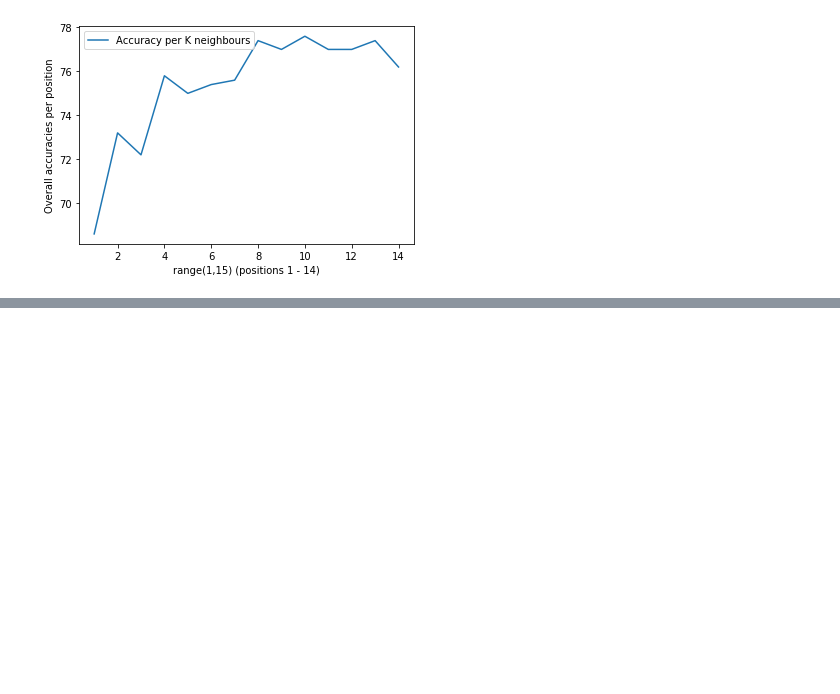
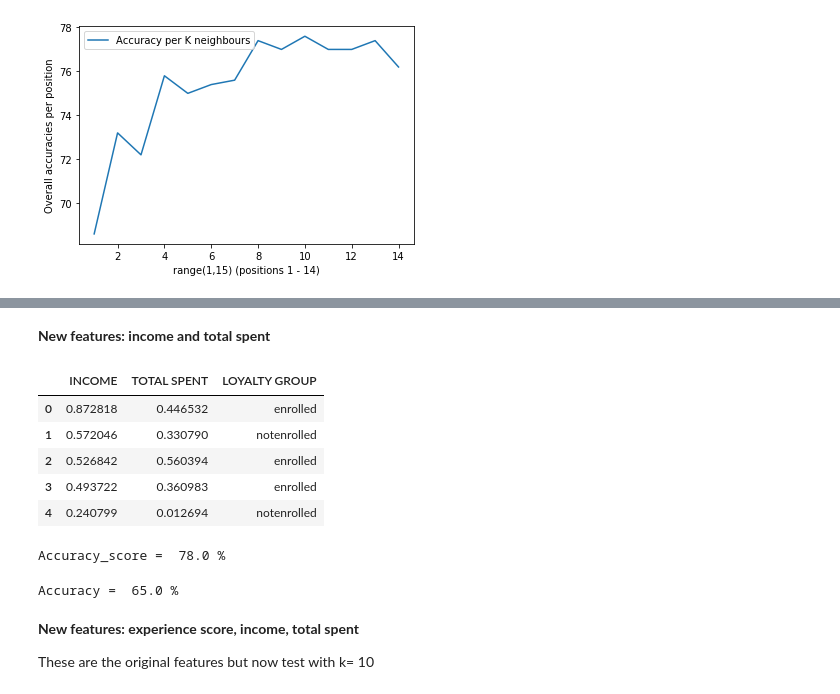
Before and after one commit to CikuKariuki/Retailer-X, a Jupyter notebook: analysis/Retailer X.ipynb, the cells around one changed output, grey strips where cells are left out. Drawn from its saved outputs; the diff is of its cells as text; code cells hidden in the pictures; blank space fills up the shorter version.

```diff
--- a/analysis/Retailer X.ipynb
+++ b/analysis/Retailer X.ipynb
@@ -930,0 +1020,16 @@ plt.legend(['Accuracy per K neighbours'], loc = "upper left")
+# %% [markdown]
+**New features: income and total spent**
+# %%
+classification_df = customer_all_view[['INCOME', 'TOTAL SPENT']]
+classification_df_column_names = classification_df.columns.values
+classification_df = preprocessing.minmax_scale(classification_df)
+classification_df = pd.DataFrame(classification_df, columns=classification_df_column_names)
+classification_df = pd.concat([classification_df, target_var], axis = 1)
+classification_df.head()
+# %% [output]
+|  | INCOME | TOTAL SPENT | LOYALTY GROUP |
+| 0 | 0.872818 | 0.446532 | enrolled |
+| 1 | 0.572046 | 0.330790 | notenrolled |
+| 2 | 0.526842 | 0.560394 | enrolled |
+| 3 | 0.493722 | 0.360983 | enrolled |
+| 4 | 0.240799 | 0.012694 | notenrolled |
@@ -930,0 +1039,20 @@ plt.legend(['Accuracy per K neighbours'], loc = "upper left")
+# %%
+knn_classifier = KNeighborsClassifier(n_neighbors=10)
+knn_classifier.fit(X_train,Y_train)
+knn_predicted = knn_classifier.predict(X_test)
+acc = metrics.accuracy_score(Y_test, knn_predicted)
+print("Accuracy_score = ", str(acc*100), "%")
+# %% [output]
+Accuracy_score =  78.0 %
+# %%
+dt_classifier = DecisionTreeClassifier(criterion = 'entropy', random_state = 0)
+dt_classifier.fit(X_train,Y_train)
+dt_predicted = dt_classifier.predict(X_test)
+acc = metrics.accuracy_score(Y_test, dt_predicted)
+print("Accuracy = ", str(acc*100), '%')
+# %% [output]
+Accuracy =  65.0 %
+# %% [markdown]
+**New features: experience score, income, total spent**
+
+These are the original features but now test with k= 10
```
Also changed, not shown: parts of 34 cells of this notebook.
